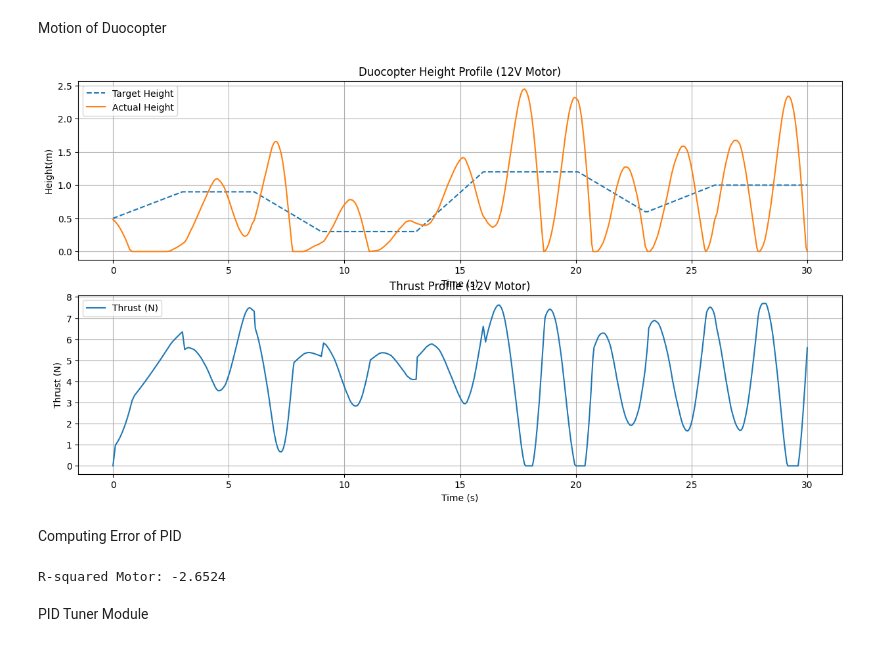
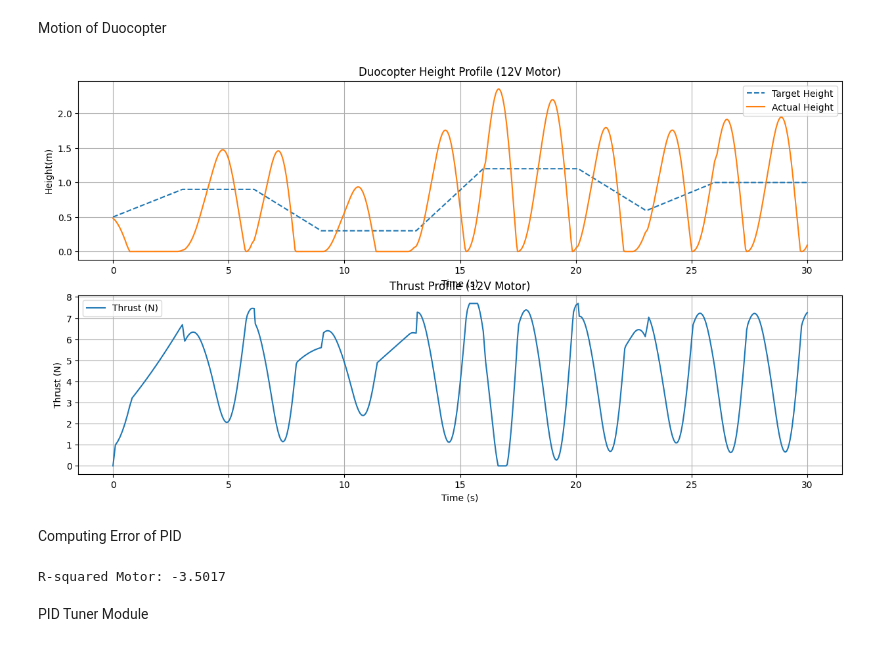
Before and after one commit to Luffo-lol/Duocopter-G06, a Jupyter notebook: sim.ipynb, the cells around one changed output. Cells and saved outputs as stored; diff of their text form; code cells hidden in the pictures.

```diff
--- a/sim.ipynb
+++ b/sim.ipynb
@@ -159,9 +168,10 @@ Max Power 15V: 355.4258997506405 W
 Random Disturbance
 # %%
 def disturbance_force():#returns a random number disturbance force in newtons, change parameters with research
+    return(0)
     # Parameters
     mean = 0
-    std_dev = 1
+    std_dev = 0.2 # Standard deviation
 
     # Generate one random number
     return np.random.normal(loc=mean, scale=std_dev)
@@ -249,7 +259,7 @@ def pid_controller(target_height, current_height, previous_error, integral, dt,
 # %% [markdown]
 Motion of Duocopter
 # %%
-def motionOfDuocopter(test_path, PConstant, IConstant, DConstant):
+def PIDMotionOfDuocopter(test_path, PConstant, IConstant, DConstant):
     # Initialize variables
     current_height = 0.5  # Initial height in m
     current_velocity = 0.0
@@ -271,6 +281,7 @@ def motionOfDuocopter(test_path, PConstant, IConstant, DConstant):
         #alpha = 0.1  # smoothing factor
         #thrust = alpha * thrust_12V(currVoltage) + ((1 - alpha) * thrusts[len(thrusts)-1] if thrusts else 0)
         thrust = thrust_12V(currVoltage)
+        thrust = thrust * math.cos(deflection_angle(thrust))
         thrusts.append(thrust)
         power = power_12V(currVoltage)
         powers.append(power)
@@ -299,40 +310,40 @@ def motionOfDuocopter(test_path, PConstant, IConstant, DConstant):
             current_velocity = 0
         #print(f"Time: {time_step:.2f}s, Target Height: {target_height:.2f}m, Current Height: {current_height:.2f}m, Thrust: {thrust:.2f}N, Power: {power:.2f}W, velocity: {current_velocity:.2f}m/s, friction: {friction_force:.2f}N, drag: {drag_force:.2f}N, mass: {compute_effective_mass(current_height)/1000:.2f}kg, net force no friction: {net_force_noFric:.2f}N")
         # Store height for plotting
         heights.append(current_height)
 
         # Update previous error for next iteration
         previous_error = target_height - current_height
 
     return heights, thrusts, powers
 
-height_12V, thrusts_12V, powers_12V = motionOfDuocopter(test_path, PConstant, IConstant, DConstant)
+height_12V, thrusts_12V, powers_12V = PIDMotionOfDuocopter(test_path, PConstant, IConstant, DConstant)
 
 
 # Plotting the results
 plt.figure(figsize=(15, 12))
 plt.subplot(3, 1, 1)
 plt.plot(test_path[:, 0], test_path[:, 1], label='Target Height', linestyle='--')
 plt.plot(test_path[:, 0], height_12V, label='Actual Height')
 plt.title('Duocopter Height Profile (12V Motor)')
 plt.xlabel('Time (s)')
 plt.ylabel('Height(m)')
 plt.legend()
 plt.grid(True)
 plt.subplot(3, 1, 2)
 plt.plot(test_path[:, 0], thrusts_12V, label='Thrust (N)')
 plt.title('Thrust Profile (12V Motor)')
 plt.xlabel('Time (s)')
 plt.ylabel('Thrust (N)')
 plt.legend()
 plt.grid(True)
 # %% [output]
-[figure, old version]
+[figure, new version]
 # %% [markdown]
 Computing Error of PID
 # %%
 def compute_PID_Error(PConstant, IConstant, DConstant, test_path):
-    heights, thrusts, powers = motionOfDuocopter(test_path, PConstant, IConstant, DConstant)
+    heights, thrusts, powers = PIDMotionOfDuocopter(test_path, PConstant, IConstant, DConstant)
     RSqr = 1 - np.sum((test_path[:, 1] - heights) ** 2) / np.sum((test_path[:, 1] - np.mean(test_path[:, 1])) ** 2)
     return RSqr
 
@@ -340,7 +351,7 @@ def compute_PID_Error(PConstant, IConstant, DConstant, test_path):
 R_squared = compute_PID_Error(PConstant, IConstant, DConstant, test_path)
 print(f"R-squared Motor: {R_squared:.4f}")
 # %% [output]
-R-squared Motor: -2.6524
+R-squared Motor: -3.5017
 # %% [markdown]
 PID Tuner Module
 # %%
```
Also changed, not shown: parts of 9 cells of this notebook.
